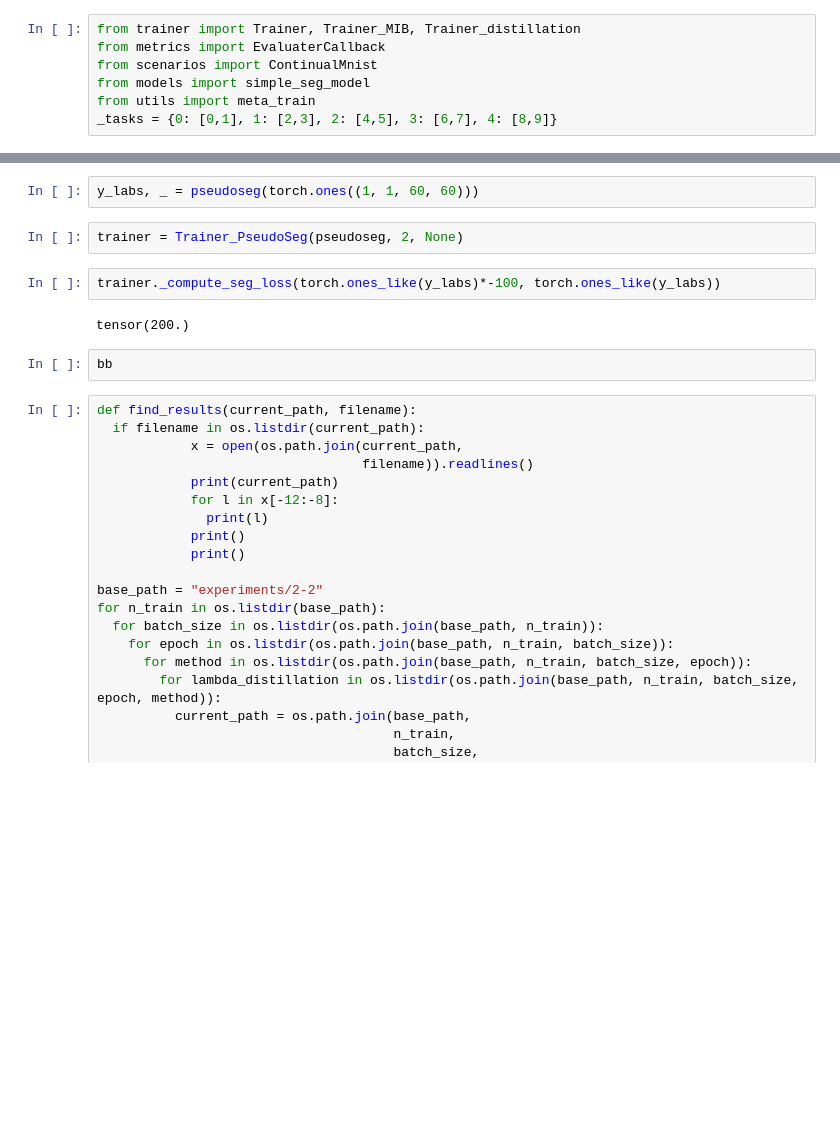
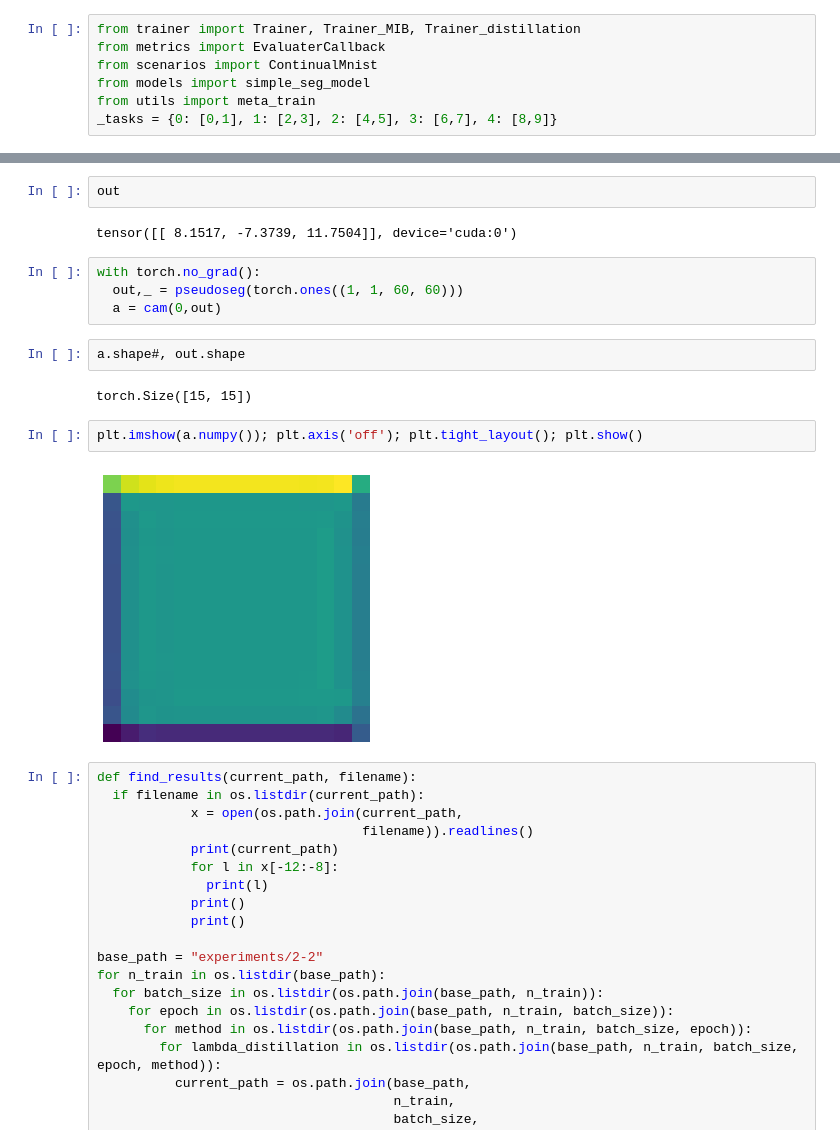
Before and after one commit to mapaf2/mnist-continual-seg, a Jupyter notebook: continual_segmentation_mnist.ipynb, the cells around one changed output, grey strips where cells are left out. Saved outputs shown, nothing was run; the diff lists cells and outputs as text; blank space fills up the shorter version.

Commit message:
pseudoseg

```diff
--- a/continual_segmentation_mnist.ipynb
+++ b/continual_segmentation_mnist.ipynb
@@ -138,13 +406,19 @@ pseudoseg = PseudoSeg()
+# %%
+out
+# %% [output]
+tensor([[ 8.1517, -7.3739, 11.7504]], device='cuda:0')
 # %%
-y_labs, _ = pseudoseg(torch.ones((1, 1, 60, 60)))
+with torch.no_grad():
+  out,_ = pseudoseg(torch.ones((1, 1, 60, 60)))
+  a = cam(0,out)
-# %%
-trainer = Trainer_PseudoSeg(pseudoseg, 2, None)
-# %%
-trainer._compute_seg_loss(torch.ones_like(y_labs)*-100, torch.ones_like(y_labs))
-# %% [output]
-tensor(200.)
-# %%
-bb
+# %%
+a.shape#, out.shape
+# %% [output]
+torch.Size([15, 15])
+# %%
+plt.imshow(a.numpy()); plt.axis('off'); plt.tight_layout(); plt.show()
+# %% [output]
+[figure, added]
 # %%
 def find_results(current_path, filename):
   if filename in os.listdir(current_path):
```
Also changed, not shown: parts of 15 cells of this notebook.
